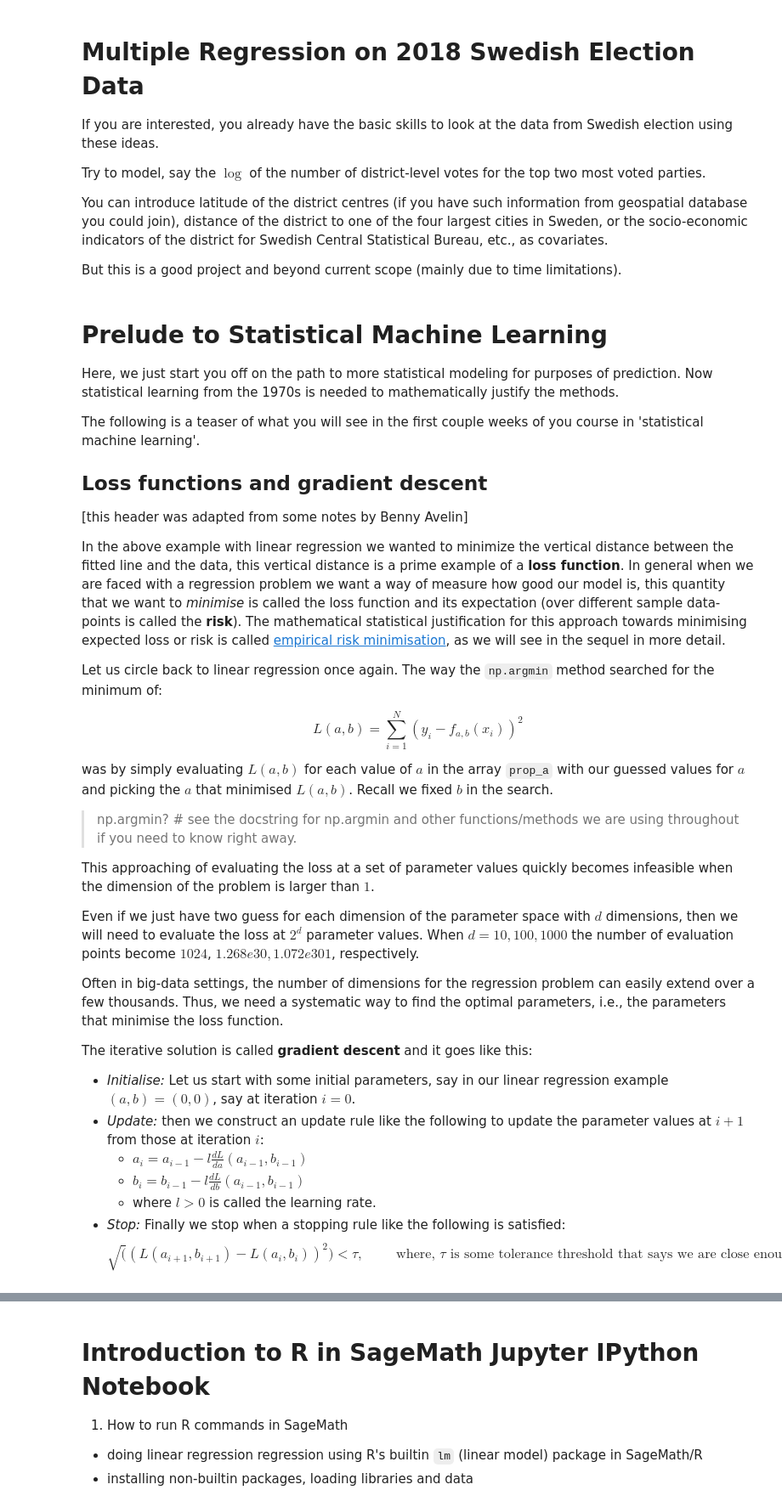
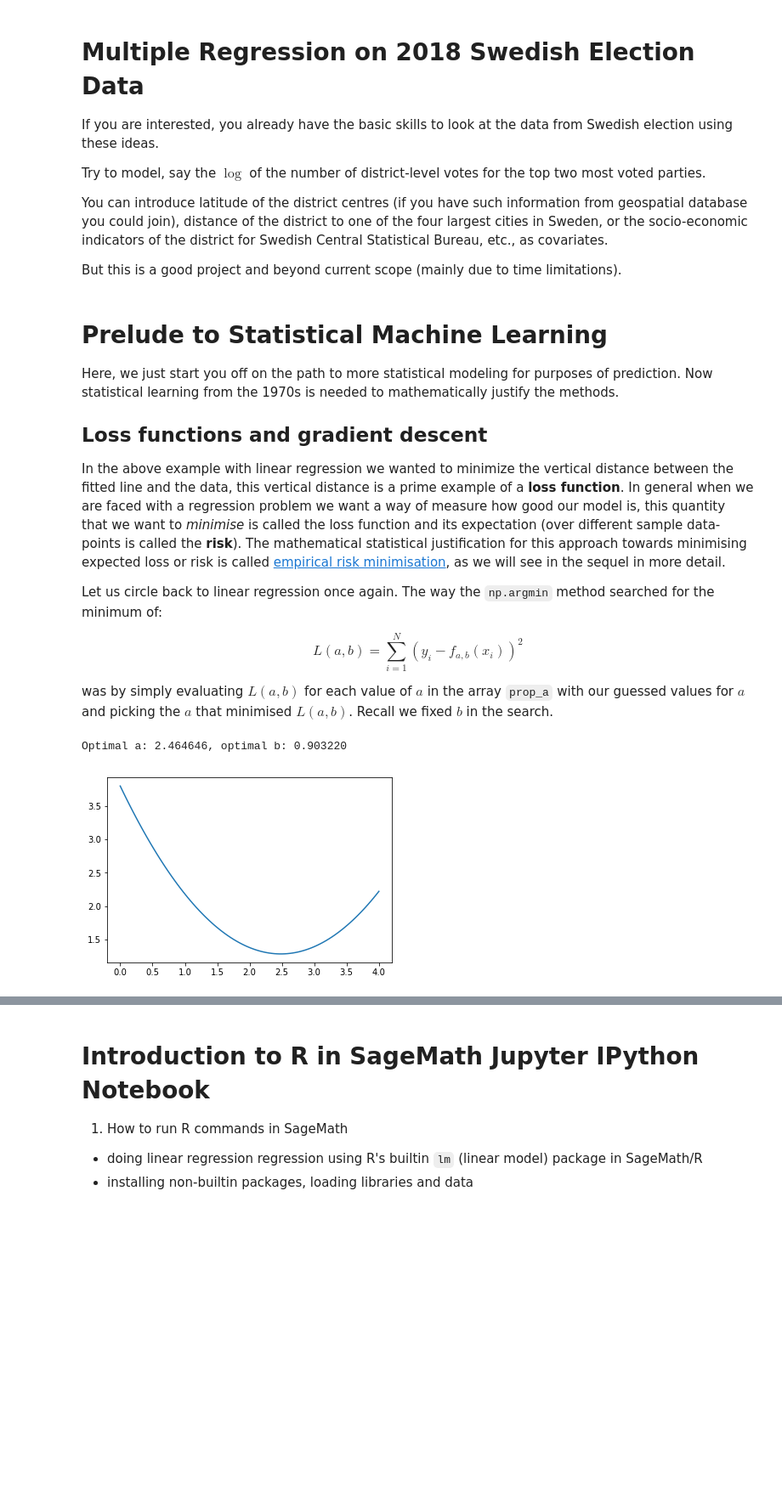
Before and after one commit to datascience-intro/1MS041-2020, a Jupyter notebook: lectures/12.ipynb, the cells around one changed output, grey strips where cells are left out. Shown at 85% size. Drawn from its saved outputs; the diff is of its cells as text; code cells hidden in the pictures; blank space fills up the shorter version.

```diff
--- a/lectures/12.ipynb
+++ b/lectures/12.ipynb
@@ -735,11 +738,8 @@ But this is a good project and beyond current scope (mainly due to time limitati
 Here, we just start you off on the path to more statistical modeling for purposes of prediction.
 Now statistical learning from the 1970s is needed to mathematically justify the methods.
 
-The following is a teaser of what you will see in the first couple weeks of you course in 'statistical machine learning'.
 
 ## Loss functions and gradient descent
-
-[this header was adapted from some notes by Benny Avelin]
 
 In the above example with linear regression we wanted to minimize the vertical distance between the fitted line and the data, this vertical distance is a prime example of a **loss function**. In general when we are faced with a regression problem we want a way of measure how good our model is, this quantity that we want to *minimise* is called the loss function and its expectation (over different sample data-points is called the **risk**). The mathematical statistical justification for this approach towards minimising expected loss or risk is called [empirical risk minimisation](https://en.wikipedia.org/wiki/Empirical_risk_minimization), as we will see in the sequel in more detail.
 
@@ -748,22 +748,33 @@ Let us circle back to linear regression once again. The way the `np.argmin` meth
 $$L(a,b) = \sum_{i=1}^N (y_i - f_{a,b}(x_i))^2$$
 
 was by simply evaluating $L(a,b)$ for each value of $a$ in the array `prop_a` with our guessed values for $a$ and picking the $a$ that minimised $L(a,b)$. Recall we fixed $b$ in the search.
-
-> np.argmin? # see the docstring for np.argmin and other functions/methods we are using throughout if you need to know right away.
-
-This approaching of evaluating the loss at a set of parameter values quickly becomes infeasible when the dimension of the problem is larger than $1$.
-
-Even if we just have two guess for each dimension of the parameter space with $d$ dimensions, then we will need to evaluate the loss at $2^d$ parameter values. When $d=10,100,1000$ the number of evaluation points become $1024$, $1.268e30, 1.072e301$, respectively.
-
-Often in big-data settings, the number of dimensions for the regression problem can easily extend over a few thousands.
-Thus, we need a systematic way to find the optimal parameters, i.e., the parameters that minimise the loss function.
-
-The iterative solution is called **gradient descent** and it goes like this:
-
-- *Initialise:* Let us start with some initial parameters, say in our linear regression example $(a,b) = (0,0)$, say at iteration $i=0$.
-- *Update:* then we construct an update rule like the following to update the parameter values at $i+1$ from those at iteration $i$:
-  - $a_i = a_{i-1}-l \frac{dL}{da}(a_{i-1},b_{i-1})$
-  - $b_i = b_{i-1}-l \frac{dL}{db}(a_{i-1},b_{i-1}) $
-  - where $l > 0$ is called the learning rate.
-- *Stop:* Finally we stop when a stopping rule like the following is satisfied:
-$$\sqrt( ( L(a_{i+1},b_{i+1})- L(a_{i},b_{i}))^2) < \tau, \qquad \text{ where, $\tau$ is some tolerance threshold that says we are close enough to the minimum value found by our iteration}.$$
+# %%
+x = np.linspace(-1,1,10)
+epsilon = np.random.normal(loc=0,scale=1,size=len(x),)
+y = 2*x + 1 + epsilon
+# %%
+# These are our guesses for a
+prop_a = np.linspace(0,4,100)
+
+# Compute the residual if we use these a's, remember this is with b = 0,
+# as noted above the b can be taken to be the mean of the unadjusted residual for each a
+
+unadj_residual = y.reshape(-1,1)-prop_a.reshape(1,-1)*x.reshape(-1,1)
+
+# Compute the variance of the unadjusted residual
+variance_residual = np.std(unadj_residual,axis=0)**2
+
+# Plot the variance for each proposed value of a
+plt.plot(prop_a,variance_residual)
+
+# Find the minimum variance
+min_index = np.argmin(variance_residual)
+
+# Set a and b based on this minimum
+a = prop_a[min_index]
+b = np.mean(unadj_residual[:,min_index])
+
+print("Optimal a: %f, optimal b: %f" % (a,b))
+# %% [output]
+Optimal a: 2.464646, optimal b: 0.903220
+[figure, added]
```
Also changed, not shown: parts of 9 cells of this notebook, 8 other files.
